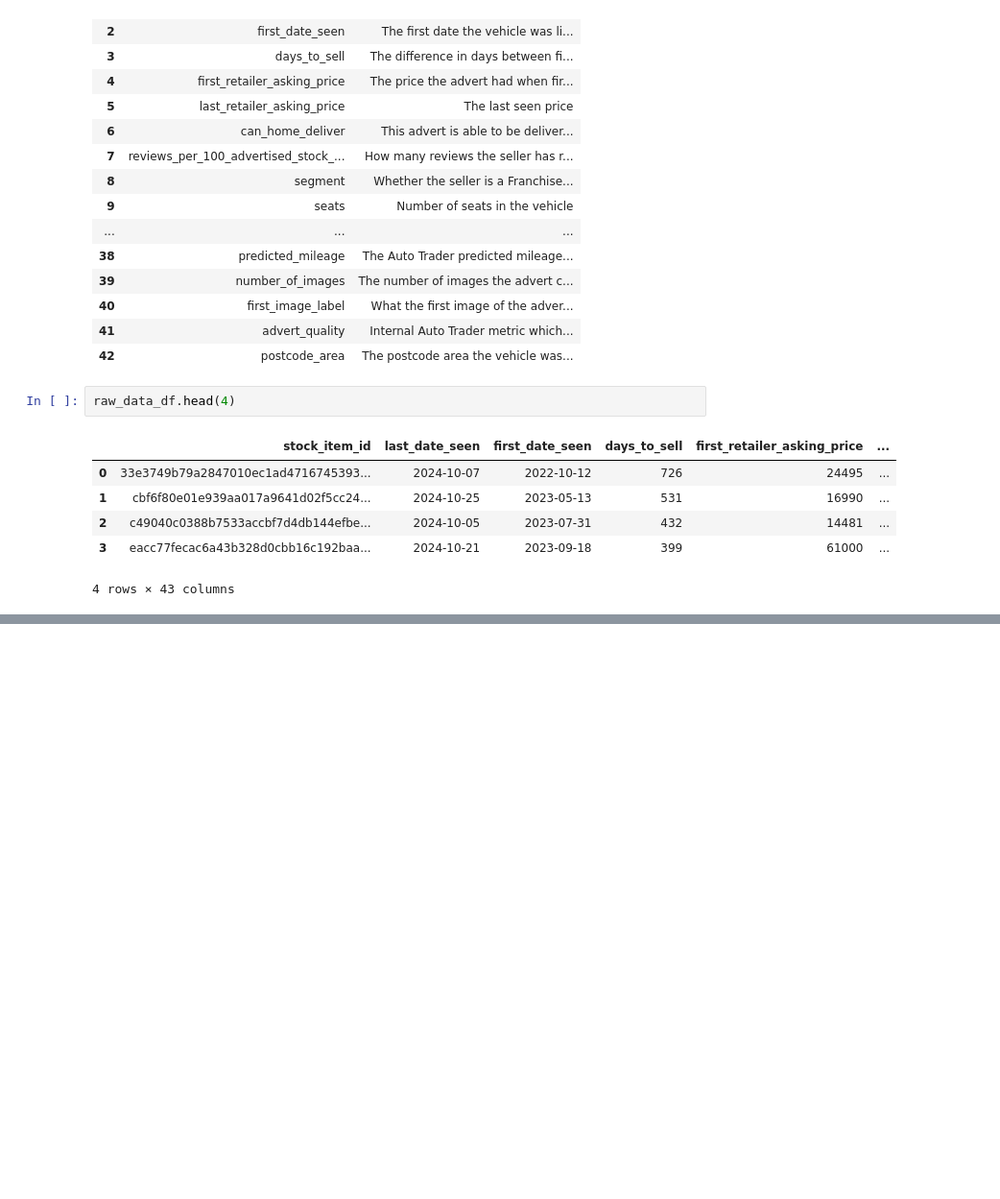
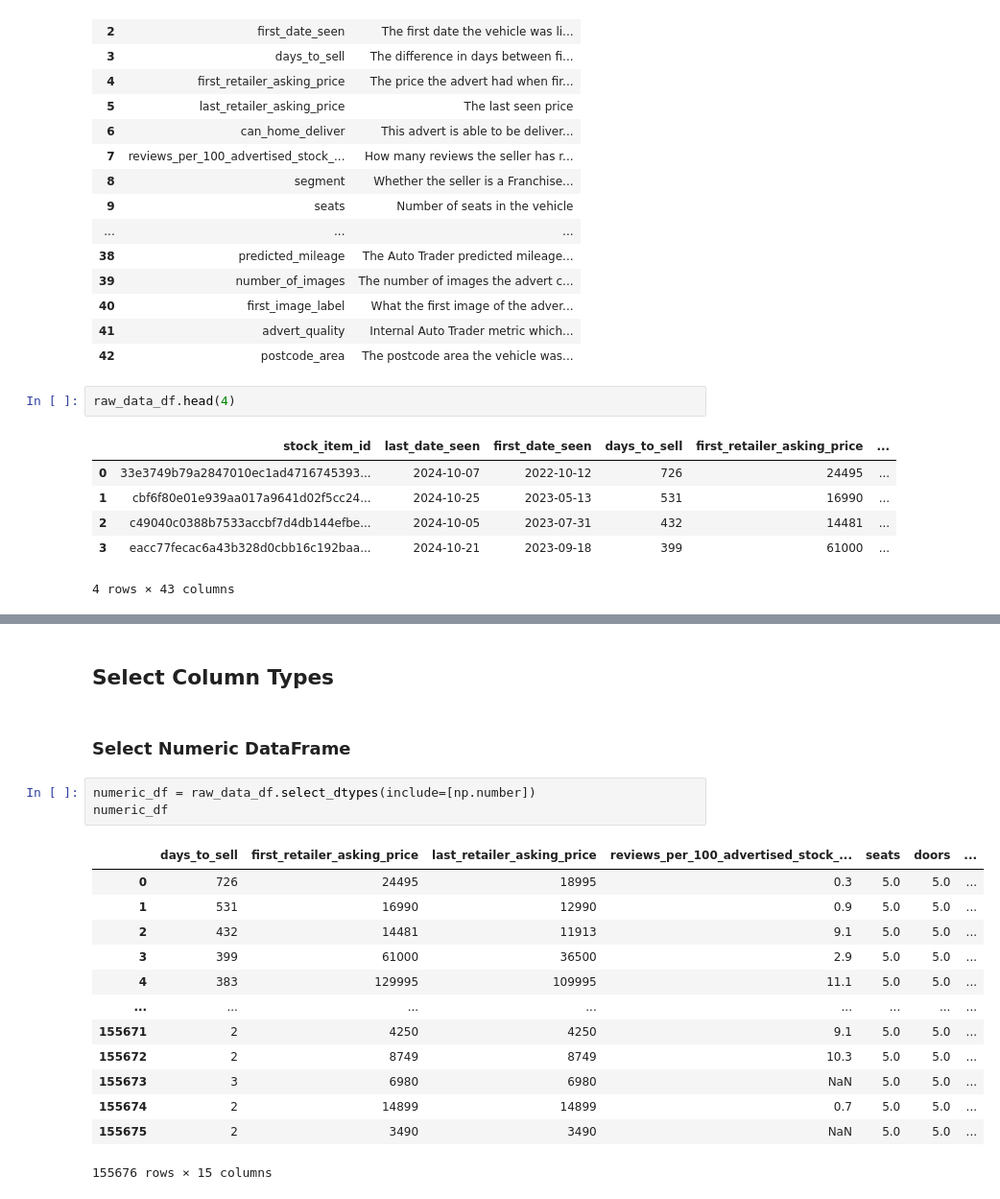
Before and after one commit to thanktua-spp/MMU_Hack_Data, a Jupyter notebook: MMU_Hack_getting_started.ipynb, the cells around one changed output, grey strips where cells are left out. Shown: that part at 96% size. Saved outputs shown, nothing was run; the diff lists cells and outputs as text; blank space fills up the shorter version.

```diff
--- a/MMU_Hack_getting_started.ipynb
+++ b/MMU_Hack_getting_started.ipynb
@@ -59,0 +84,21 @@ raw_data_df.head(4)
+# %% [markdown]
+## Select Column Types
+# %% [markdown]
+### Select Numeric DataFrame
+# %%
+numeric_df = raw_data_df.select_dtypes(include=[np.number])
+numeric_df
+# %% [output]
+|  | days_to_sell | first_retailer_asking_price | last_retailer_asking_price | reviews_per_100_advertised_stock_... | seats | doors | ... |
+| 0 | 726 | 24495 | 18995 | 0.3 | 5.0 | 5.0 | ... |
+| 1 | 531 | 16990 | 12990 | 0.9 | 5.0 | 5.0 | ... |
+| 2 | 432 | 14481 | 11913 | 9.1 | 5.0 | 5.0 | ... |
+| 3 | 399 | 61000 | 36500 | 2.9 | 5.0 | 5.0 | ... |
+| 4 | 383 | 129995 | 109995 | 11.1 | 5.0 | 5.0 | ... |
+| ... | ... | ... | ... | ... | ... | ... | ... |
+| 155671 | 2 | 4250 | 4250 | 9.1 | 5.0 | 5.0 | ... |
+| 155672 | 2 | 8749 | 8749 | 10.3 | 5.0 | 5.0 | ... |
+| 155673 | 3 | 6980 | 6980 | NaN | 5.0 | 5.0 | ... |
+| 155674 | 2 | 14899 | 14899 | 0.7 | 5.0 | 5.0 | ... |
+| 155675 | 2 | 3490 | 3490 | NaN | 5.0 | 5.0 | ... |
+155676 rows × 15 columns
```
Also changed, not shown: parts of 12 cells of this notebook, 3 other files.
